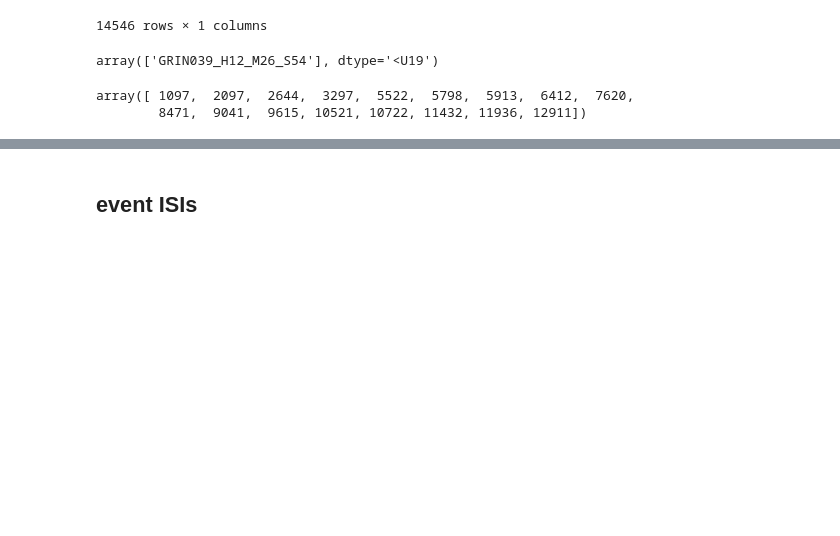
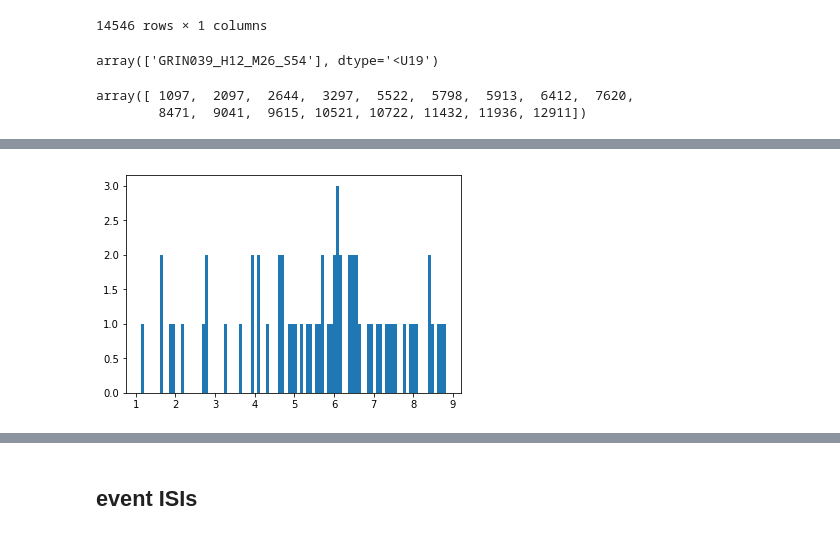
Before and after one commit to marburyvthesea/post_cnmfe_analysis, a Jupyter notebook: openfield_analysis/triggered_averaging/triggered_averaging_group_new_z_score.ipynb, the cells around one changed output, grey strips where cells are left out. Drawn from its saved outputs; the diff is of its cells as text; code cells hidden in the pictures; blank space fills up the shorter version.

```diff
--- a/openfield_analysis/triggered_averaging/triggered_averaging_group_new_z_score.ipynb
+++ b/openfield_analysis/triggered_averaging/triggered_averaging_group_new_z_score.ipynb
@@ -257,0 +268,8 @@ peak_RMS_ratio =
+# %%
+peak_rms_ratio = z_scored_regions_by_session['GRIN039_H12_M26_S54'][1097].apply(lambda cell_fluorescence : np.max(cell_fluorescence)/np.sqrt(np.mean(np.square(cell_fluorescence))), axis=0)
+# %%
+#histogram of all z score
+plt.hist(peak_rms_ratio, 100)
+plt.show()
+# %% [output]
+[figure, added]
```
Also changed, not shown: parts of 11 cells of this notebook.
